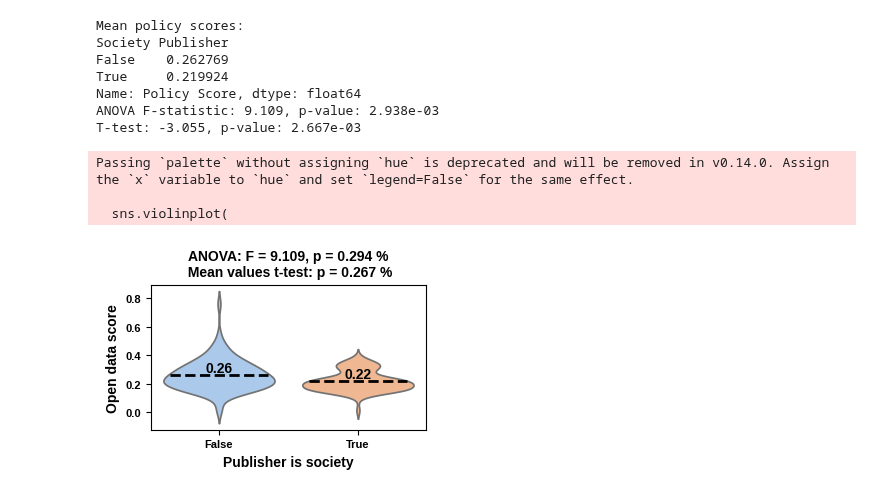
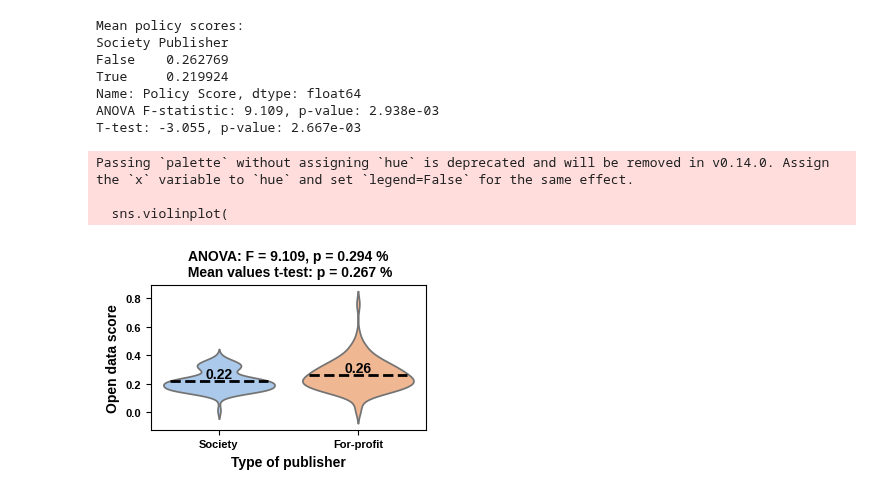
Before and after one commit to daemoncost/Journal-Research-Data-Policy, a Jupyter notebook: notebooks/exploration/analysis_policy_vs_society.ipynb, the cells around one changed output. Cells and saved outputs as stored; diff of their text form; code cells hidden in the pictures.

```diff
--- a/notebooks/exploration/analysis_policy_vs_society.ipynb
+++ b/notebooks/exploration/analysis_policy_vs_society.ipynb
@@ -118,8 +118,6 @@ T-test: -3.055, p-value: 2.667e-03
 fig = plt.figure(figsize=(3.5, 2.5))
 
 palette = sns.color_palette("pastel")
-
-plt.title(f"ANOVA: F = {f_val:.3f}, p = {p_val*100:.3f} %\n Mean values t-test: p = {p_val_1*100:.3f} %")
 
 sns.violinplot(
     x='Society Publisher',
@@ -128,35 +126,43 @@ sns.violinplot(
     palette=palette,
     inner=None,
     #inner='point'
+    order=[True, False]
 )
+plt.xticks([0, 1], ["Society", "For-profit"])
 
 # Add text labels for the means
-for i, val in enumerate(means):
+for i, val in enumerate(means[::-1]):
     violin_width = 0.8  # default width in sns.violinplot
     plt.hlines(
         y=val,
         xmin=i - violin_width/2 + 0.05,
         xmax=i + violin_width/2 - 0.05,
         colors='black',
         linewidth=2,
         linestyle='--'
     )
 
     plt.text(
         i,              # x position (0 for False, 1 for True)
         val + 0.02,     # y position slightly above the mean
         f'{val:.2f}',   # text with 2 decimal places
         horizontalalignment='center',
         fontweight='bold'
     )
 
-plt.xlabel("Publisher is society")
+plt.xlabel("Type of publisher")
 plt.ylabel("Open data score")
 plt.tight_layout()
 
+plt.title(f"ANOVA: F = {f_val:.3f}, p = {p_val*100:.3f} %")
+plt.tight_layout()
 fig.savefig("../../data/processed/policy_vs_society.pdf")
+
+plt.title(f"ANOVA: F = {f_val:.3f}, p = {p_val*100:.3f} %\n Mean values t-test: p = {p_val_1*100:.3f} %")
+plt.tight_layout()
+fig.savefig("../../data/processed/policy_vs_society_with_p_mean.pdf")
 # %% [output]
 Passing `palette` without assigning `hue` is deprecated and will be removed in v0.14.0. Assign the `x` variable to `hue` and set `legend=False` for the same effect.
 
   sns.violinplot(
-[figure, old version]
+[figure, new version]
```
Also changed, not shown: parts of 1 cell of this notebook, 5 other files.
